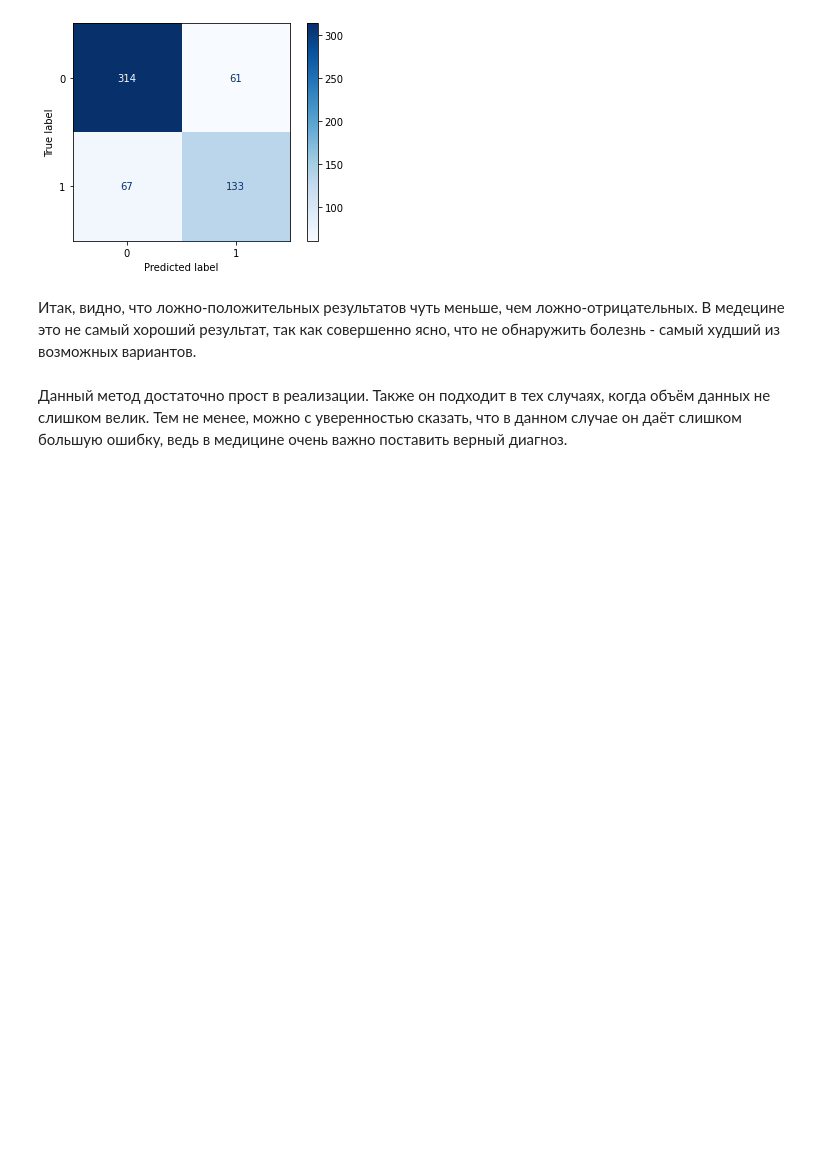
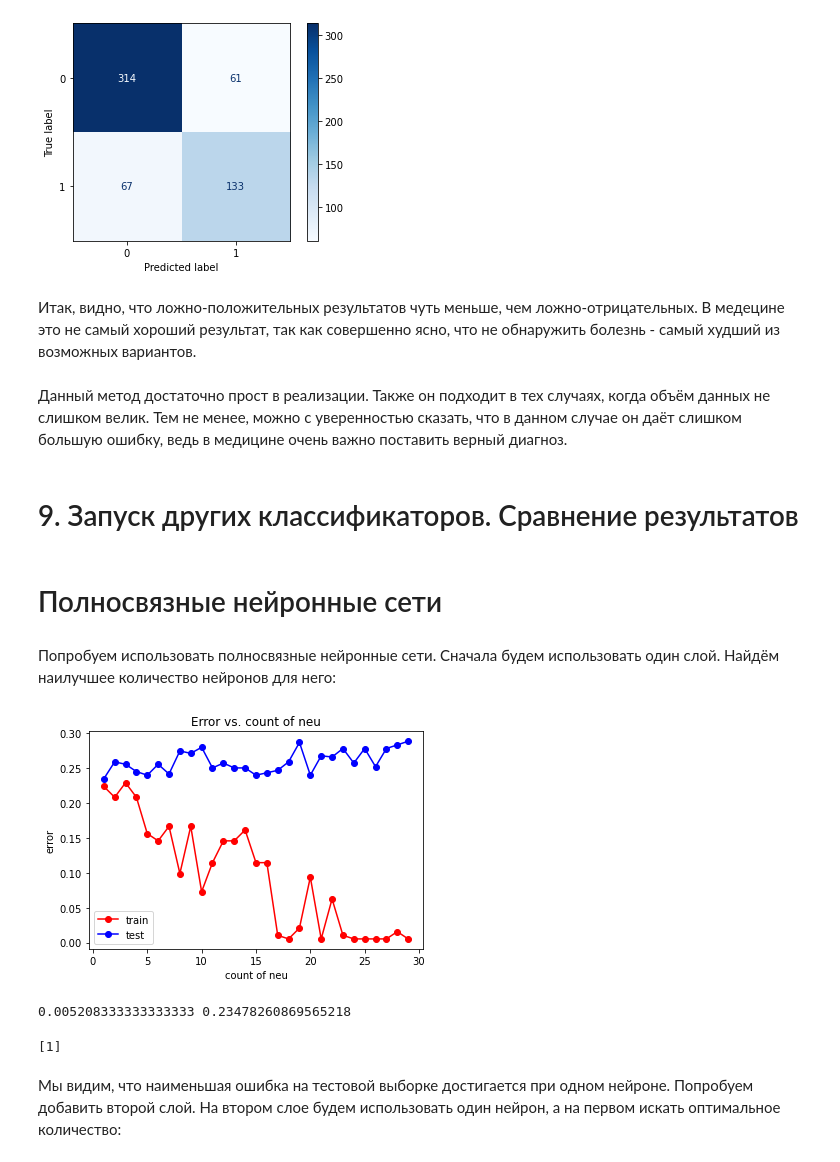
Before and after one commit to 381706LembrikovStepan/MachineLearning, a Jupyter notebook: Diabet_first_homework.ipynb, the cells around one changed output. Cells and saved outputs as stored; diff of their text form; code cells hidden in the pictures; blank space fills up the shorter version.

```diff
--- a/Diabet_first_homework.ipynb
+++ b/Diabet_first_homework.ipynb
@@ -320,3 +320,45 @@ pass
 Итак, видно, что ложно-положительных результатов чуть меньше, чем ложно-отрицательных. В медецине это не самый хороший результат, так как совершенно ясно, что не обнаружить болезнь - самый худший из возможных вариантов.
 # %% [markdown]
 Данный метод достаточно прост в реализации. Также он подходит в тех случаях, когда объём данных не слишком велик. Тем не менее, можно с уверенностью сказать, что в данном случае он даёт слишком большую ошибку, ведь в медицине очень важно поставить верный диагноз.
+# %% [markdown]
+# 9. Запуск других классификаторов. Сравнение результатов
+# %% [markdown]
+# Полносвязные нейронные сети
+# %% [markdown]
+Попробуем использовать полносвязные нейронные сети. Сначала будем использовать один слой. Найдём наилучшее количество нейронов для него:
+# %%
+from sklearn.neural_network import MLPClassifier
+hidden_layer = np.arange(1, 30)
+test_err = []
+train_err = []
+for neu in hidden_layer:
+    mlp_model = MLPClassifier(hidden_layer_sizes = (neu, ), random_state = 42, max_iter = 10000)
+    mlp_model.fit(X_train, y_train)
+
+    y_train_pred = mlp_model.predict(X_train)
+    y_test_pred = mlp_model.predict(X_test)
+    train_err.append(np.mean(y_train != y_train_pred))
+    test_err.append(np.mean(y_test != y_test_pred))
+# %%
+plt.plot(hidden_layer, train_err, 'r-o', label = 'train')
+plt.plot(hidden_layer, test_err, 'b-o', label = 'test')
+plt.title('Error vs. count of neu')
+plt.xlabel('count of neu')
+plt.ylabel('error')
+plt.legend()
+pass
+# %% [output]
+[figure, added]
+# %%
+min_train_err = np.min(train_err)
+min_test_err = np.min(test_err)
+print(min_train_err, min_test_err)
+# %% [output]
+0.005208333333333333 0.23478260869565218
+# %%
+neu_opt = hidden_layer[test_err == min_test_err]
+print(neu_opt)
+# %% [output]
+[1]
+# %% [markdown]
+Мы видим, что наименьшая ошибка на тестовой выборке достигается при одном нейроне. Попробуем добавить второй слой. На втором слое будем использовать один нейрон, а на первом искать оптимальное количество:
```
Also changed, not shown: parts of 43 cells of this notebook.
